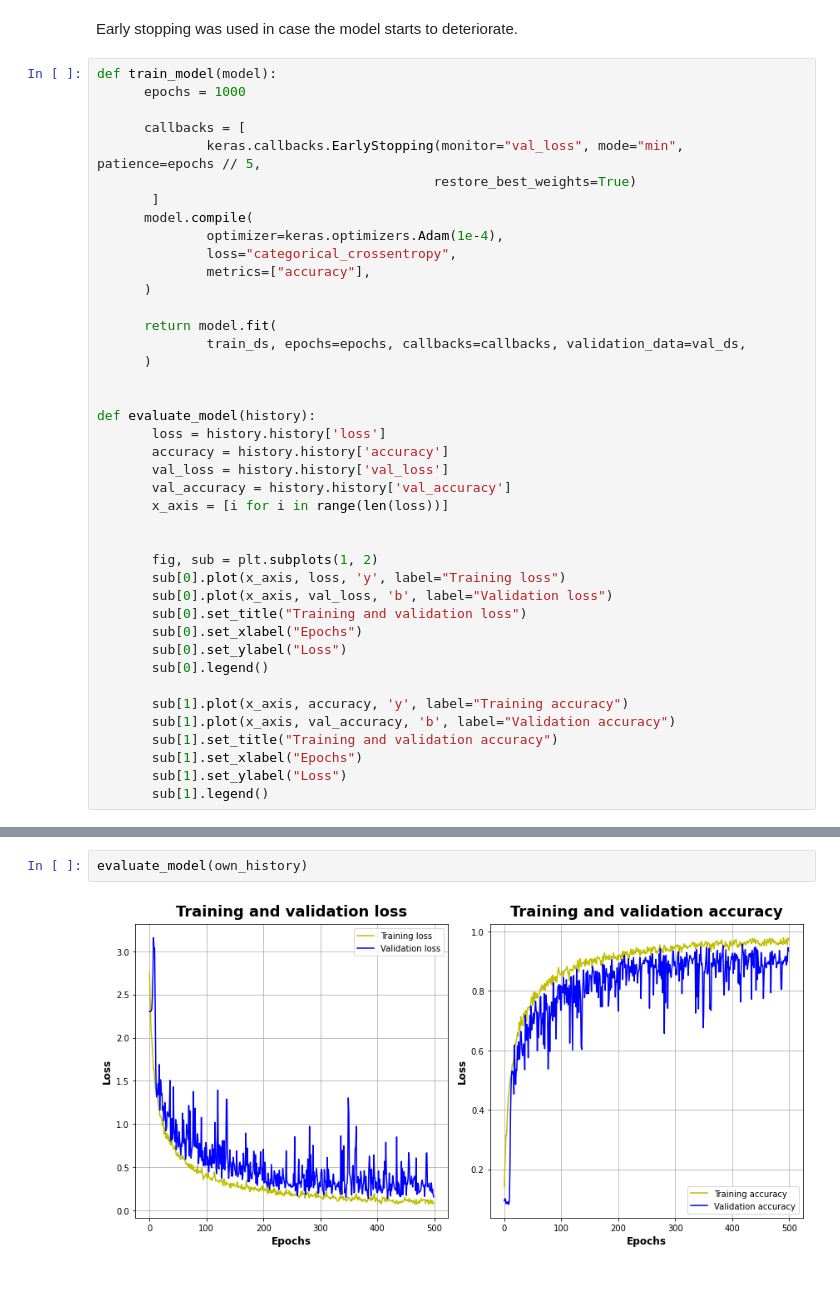
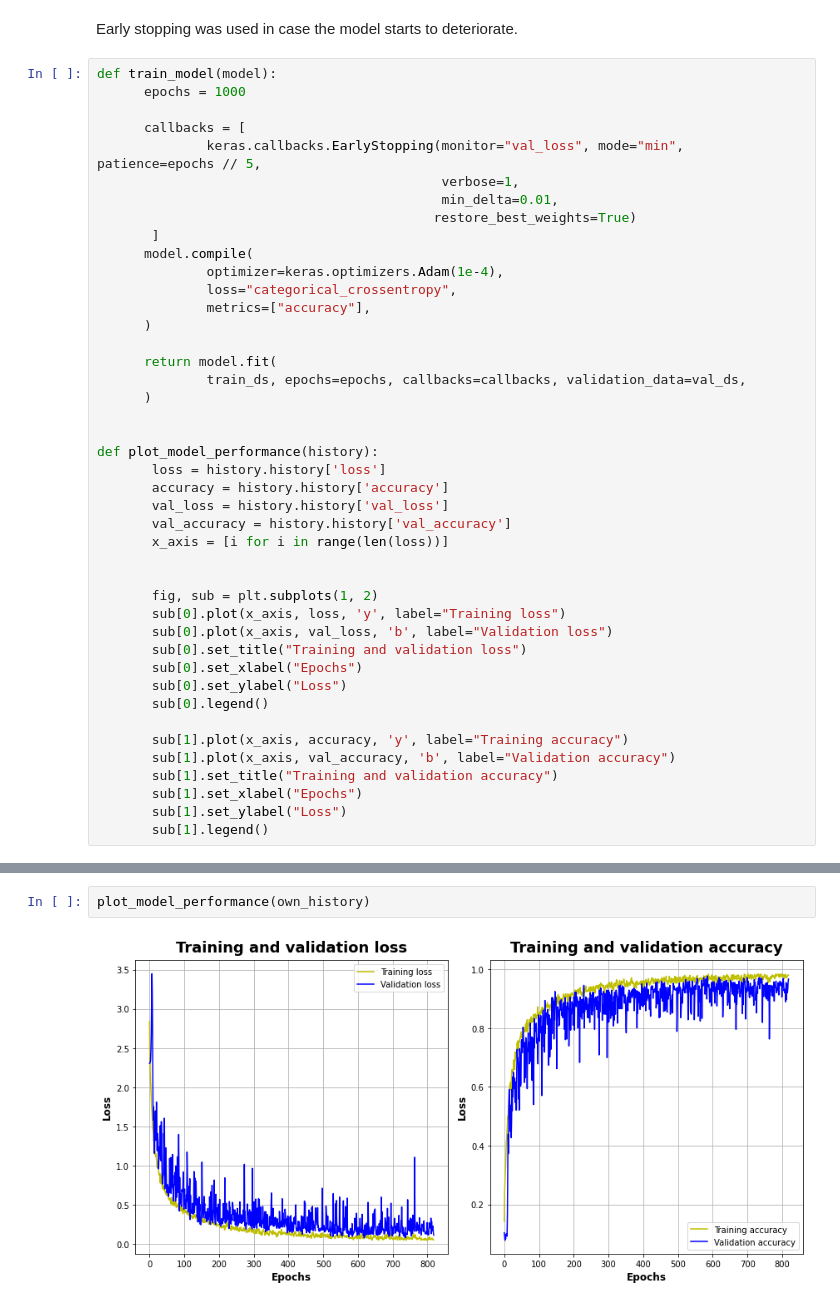
Before and after one commit to m-dziuba/CV-Project---Sign-Language-Digits-Recognition-, a Jupyter notebook: cv_project.ipynb, the cells around one changed output, grey strips where cells are left out. Cells and saved outputs as stored; diff of their text form.

```diff
--- a/cv_project.ipynb
+++ b/cv_project.ipynb
@@ -185,6 +197,8 @@ def train_model(model):
 
       callbacks = [
               keras.callbacks.EarlyStopping(monitor="val_loss", mode="min", patience=epochs // 5,
+                                            verbose=1,
+                                            min_delta=0.01,
                                            restore_best_weights=True)
        ]
       model.compile(
@@ -198,7 +212,7 @@ def train_model(model):
       )
 
 
-def evaluate_model(history):
+def plot_model_performance(history):
        loss = history.history['loss']
        accuracy = history.history['accuracy']
        val_loss = history.history['val_loss']
@@ -243,7 +261,7 @@ Epoch 500/500
 # %%
-evaluate_model(own_history)
+plot_model_performance(own_history)
 # %% [output]
-[figure, old version]
+[figure, new version]
 # %%
 own_model.evaluate(test_ds)
 # %% [output]
```
Also changed, not shown: parts of 12 cells of this notebook, 1 other file.
